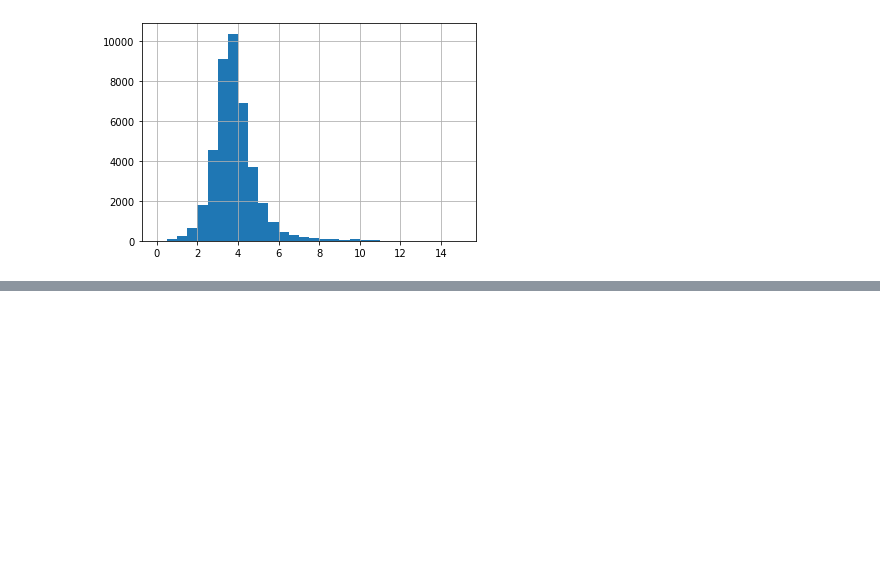
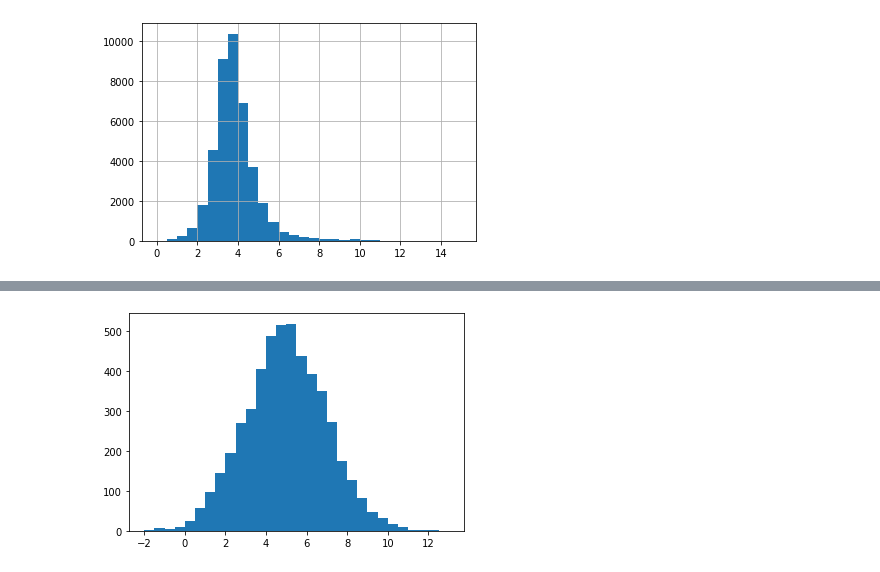
Before and after one commit to Starburned7/data-analytics-projects, a Jupyter notebook: spotify_2020.ipynb, the cells around one changed output, grey strips where cells are left out. Cells and saved outputs as stored; diff of their text form; code cells hidden in the pictures; blank space fills up the shorter version.

```diff
--- a/spotify_2020.ipynb
+++ b/spotify_2020.ipynb
@@ -71,0 +76,3 @@ spotify_population['duration_minutes'].hist(bins=np.arange(0, 15.5, 0.5));
+# %%
+# Generate random numbers from a Normal(5, 2)
+normals = np.random.normal(loc=5,scale=2, size=5000)
@@ -71,0 +87,4 @@ spotify_population['duration_minutes'].hist(bins=np.arange(0, 15.5, 0.5));
+# %%
+plt.hist(normals, bins=np.arange(-2, 13.5, 0.5));
+# %% [output]
+[figure, added]
```
Also changed, not shown: parts of 4 cells of this notebook, 2 other files.
